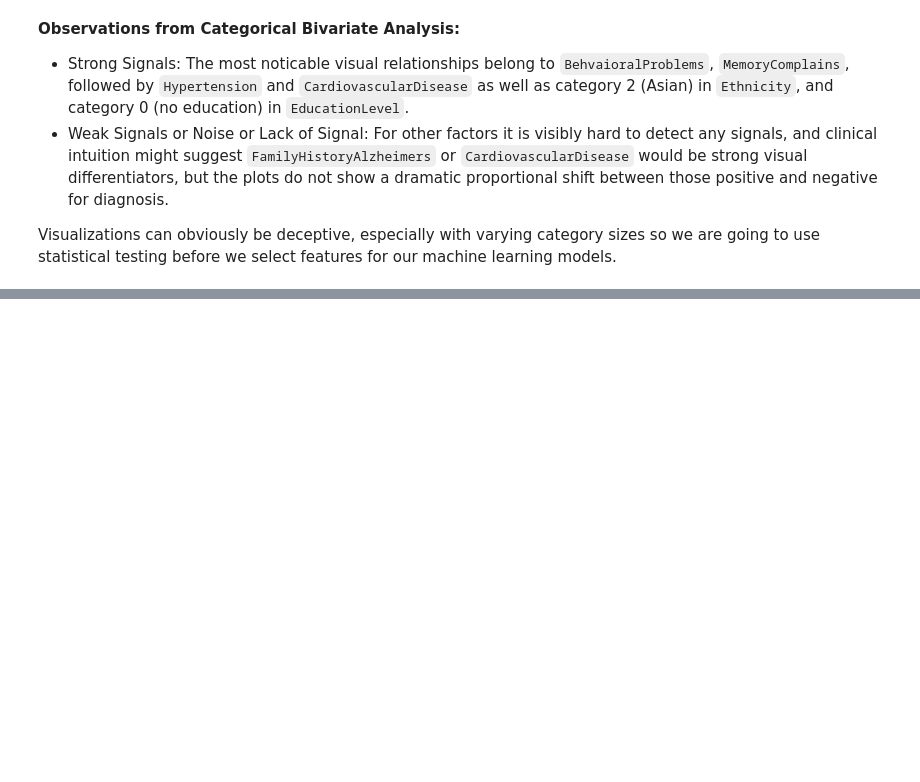
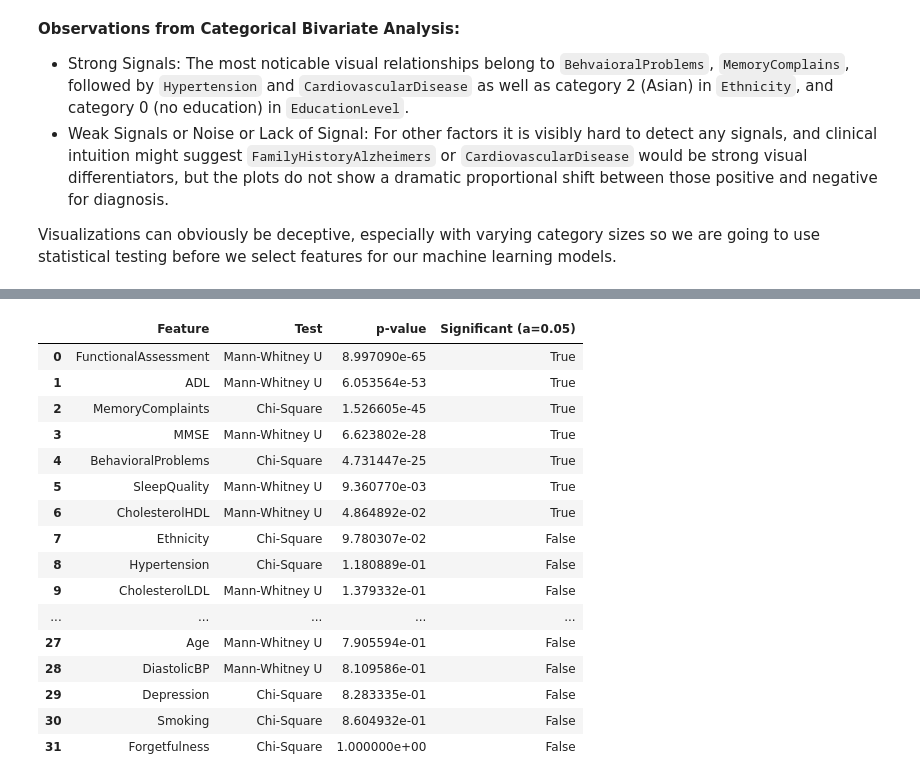
Before and after one commit to mtfattahpour/alzheimer-ml-classification, a Jupyter notebook: data_exploration.ipynb, the cells around one changed output, grey strips where cells are left out. Cells and saved outputs as stored; diff of their text form; code cells hidden in the pictures; blank space fills up the shorter version.

```diff
--- a/analysis.ipynb
+++ b/data_exploration.ipynb
@@ -313,0 +323,54 @@ Visualizations can obviously be deceptive, especially with varying category size
+# %%
+from scipy.stats import chi2_contingency, mannwhitneyu
+
+# 1. Chi-Square Test for Categorical Features
+chi2_results = []
+for col in categorical_features:
+    contingency_table = pd.crosstab(df[col], df['Diagnosis'])
+    chi2, p_val, dof, expected = chi2_contingency(contingency_table)
+    chi2_results.append({
+        'Feature': col,
+        'Test': 'Chi-Square',
+        'p-value': p_val,
+        'Significant (a=0.05)': p_val < 0.05
+    })
+
+chi2_df = pd.DataFrame(chi2_results)
+
+# 2. Mann-Whitney U Test for Numerical Features
+mwu_results = []
+for col in numerical_features:
+    group0 = df[df['Diagnosis'] == 0][col]
+    group1 = df[df['Diagnosis'] == 1][col]
+    stat, p_val = mannwhitneyu(group0, group1, alternative='two-sided')
+    mwu_results.append({
+        'Feature': col,
+        'Test': 'Mann-Whitney U',
+        'p-value': p_val,
+        'Significant (a=0.05)': p_val < 0.05
+    })
+
+mwu_df = pd.DataFrame(mwu_results)
+
+# Combine, and sort by p-value to see strongest features first, and display
+stat_results_df = pd.concat([chi2_df, mwu_df], ignore_index=True)
+stat_results_df = stat_results_df.sort_values(by='p-value').reset_index(drop=True)
+stat_results_df
+# %% [output]
+|  | Feature | Test | p-value | Significant (a=0.05) |
+| 0 | FunctionalAssessment | Mann-Whitney U | 8.997090e-65 | True |
+| 1 | ADL | Mann-Whitney U | 6.053564e-53 | True |
+| 2 | MemoryComplaints | Chi-Square | 1.526605e-45 | True |
+| 3 | MMSE | Mann-Whitney U | 6.623802e-28 | True |
+| 4 | BehavioralProblems | Chi-Square | 4.731447e-25 | True |
+| 5 | SleepQuality | Mann-Whitney U | 9.360770e-03 | True |
+| 6 | CholesterolHDL | Mann-Whitney U | 4.864892e-02 | True |
+| 7 | Ethnicity | Chi-Square | 9.780307e-02 | False |
+| 8 | Hypertension | Chi-Square | 1.180889e-01 | False |
+| 9 | CholesterolLDL | Mann-Whitney U | 1.379332e-01 | False |
+| ... | ... | ... | ... | ... |
+| 27 | Age | Mann-Whitney U | 7.905594e-01 | False |
+| 28 | DiastolicBP | Mann-Whitney U | 8.109586e-01 | False |
+| 29 | Depression | Chi-Square | 8.283335e-01 | False |
+| 30 | Smoking | Chi-Square | 8.604932e-01 | False |
+| 31 | Forgetfulness | Chi-Square | 1.000000e+00 | False |
```
Also changed, not shown: parts of 10 cells of this notebook.
